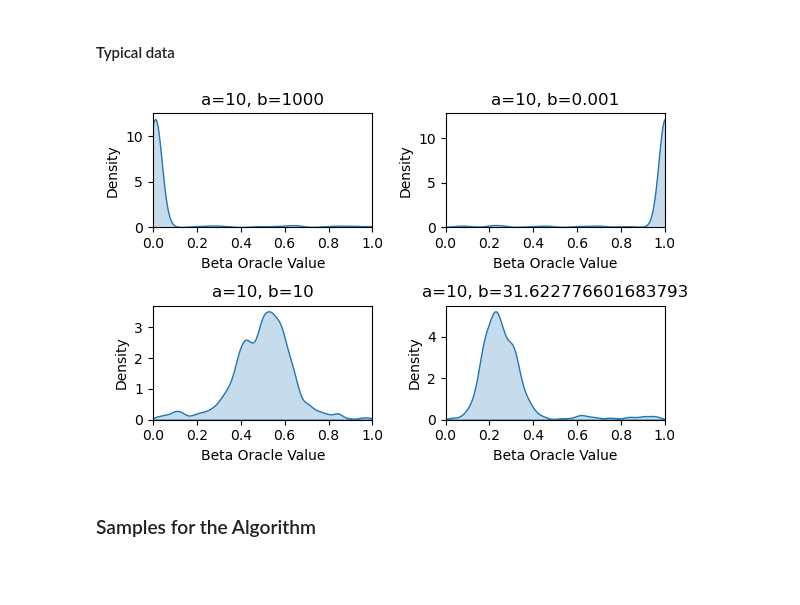
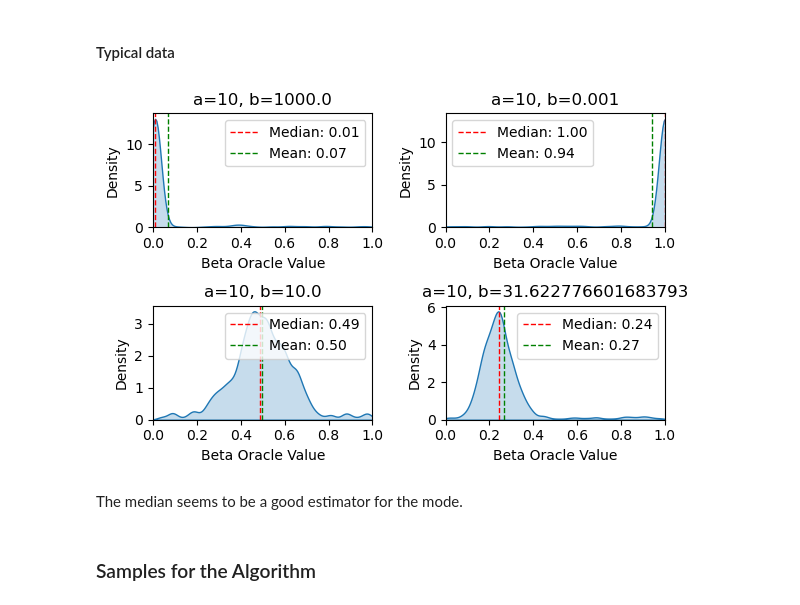
Before and after one commit to Ophiase/Oracle-Consensus, a Jupyter notebook: oracle_contract/drafts/beta_kumaraswamy_algorithm_demo.ipynb, the cells around one changed output. Cells and saved outputs as stored; diff of their text form; code cells hidden in the pictures; blank space fills up the shorter version.

```diff
--- a/oracle_contract/drafts/beta_kumaraswamy_algorithm_demo.ipynb
+++ b/oracle_contract/drafts/beta_kumaraswamy_algorithm_demo.ipynb
@@ -46,45 +47,55 @@ def beta_mode(a : float, b : float) -> float:
 # %% [markdown]
 #### Typical data
 # %%
-def plot_oracles_density(N_oracles, N_failing_oracles, a1, a2, a3, a4, b1, b2, b3, b4):
+def plot_oracles_density(N_oracles, N_failing_oracles, a, b):
     # Generate oracles for each combination of true essence and true sigma
     oracles_sets = [
-        generate_beta_oracles(N_oracles, N_failing_oracles, a1, b1),
-        generate_beta_oracles(N_oracles, N_failing_oracles, a2, b2),
-        generate_beta_oracles(N_oracles, N_failing_oracles, a3, b3),
-        generate_beta_oracles(N_oracles, N_failing_oracles, a4, b4)
+        generate_beta_oracles(N_oracles, N_failing_oracles, a[i], b[i])
+        for i in range(len(a))
     ]
 
     # Set up the matplotlib figure with 4 subplots
     fig, axes = plt.subplots(2, 2, figsize=(6, 4))
     axes = axes.flatten()
 
     # Titles for each subplot
-    titles = [
-        f'a={a1}, b={b1}',
-        f'a={a2}, b={b2}',
-        f'a={a3}, b={b3}',
-        f'a={a4}, b={b4}'
-    ]
+    titles = [f'a={a[i]}, b={b[i]}' for i in range(len(a))]
+
 
     # Plot each oracle set
     for i, (oracles, true_oracles) in enumerate(oracles_sets):
         oracle_values = np.array(oracles)
         sns.kdeplot(oracle_values, bw_adjust=0.5, fill=True, ax=axes[i])
+
+        # Calculate statistics
+        median_val = np.median(oracle_values)
+        mean_val = np.mean(oracle_values)
+        # mode_val = mode(oracle_values)[0]
+
+        # Add horizontal lines for median, mean, and mode
+        axes[i].axvline(median_val, color='red', linestyle='--', linewidth=1, label=f'Median: {median_val:.2f}')
+        axes[i].axvline(mean_val, color='green', linestyle='--', linewidth=1, label=f'Mean: {mean_val:.2f}')
+        # axes[i].axvline(mode_val, color='blue', linestyle='--', linewidth=1, label=f'Mode: {mode_val:.2f}')
+
+        # Annotate the lines
+        axes[i].legend()
+
         axes[i].set_xlim(0, 1)
         axes[i].set_title(titles[i])
         axes[i].set_xlabel('Beta Oracle Value')
         axes[i].set_ylabel('Density')
-
     plt.tight_layout()
     plt.show()
 
-a = 10
-a1, a2, a3, a4 = a, a, a, a
-b1, b2, b3, b4 = a**(3), a**(-3), a, a**1.5,
-plot_oracles_density(500, 60, a1, a2, a3, a4, b1, b2, b3, b4)
+base_a = 10
+a = np.array([base_a, base_a, base_a, base_a])
+b = np.array([base_a**3, base_a**-3, base_a, base_a**1.5])
+
+plot_oracles_density(500, 60, a, b)
 # %% [output]
-[figure, old version]
+[figure, new version]
+# %% [markdown]
+The median seems to be a good estimator for the mode.
 # %% [markdown]
 ### Samples for the Algorithm
 # %%
```
Also changed, not shown: parts of 3 cells of this notebook.
